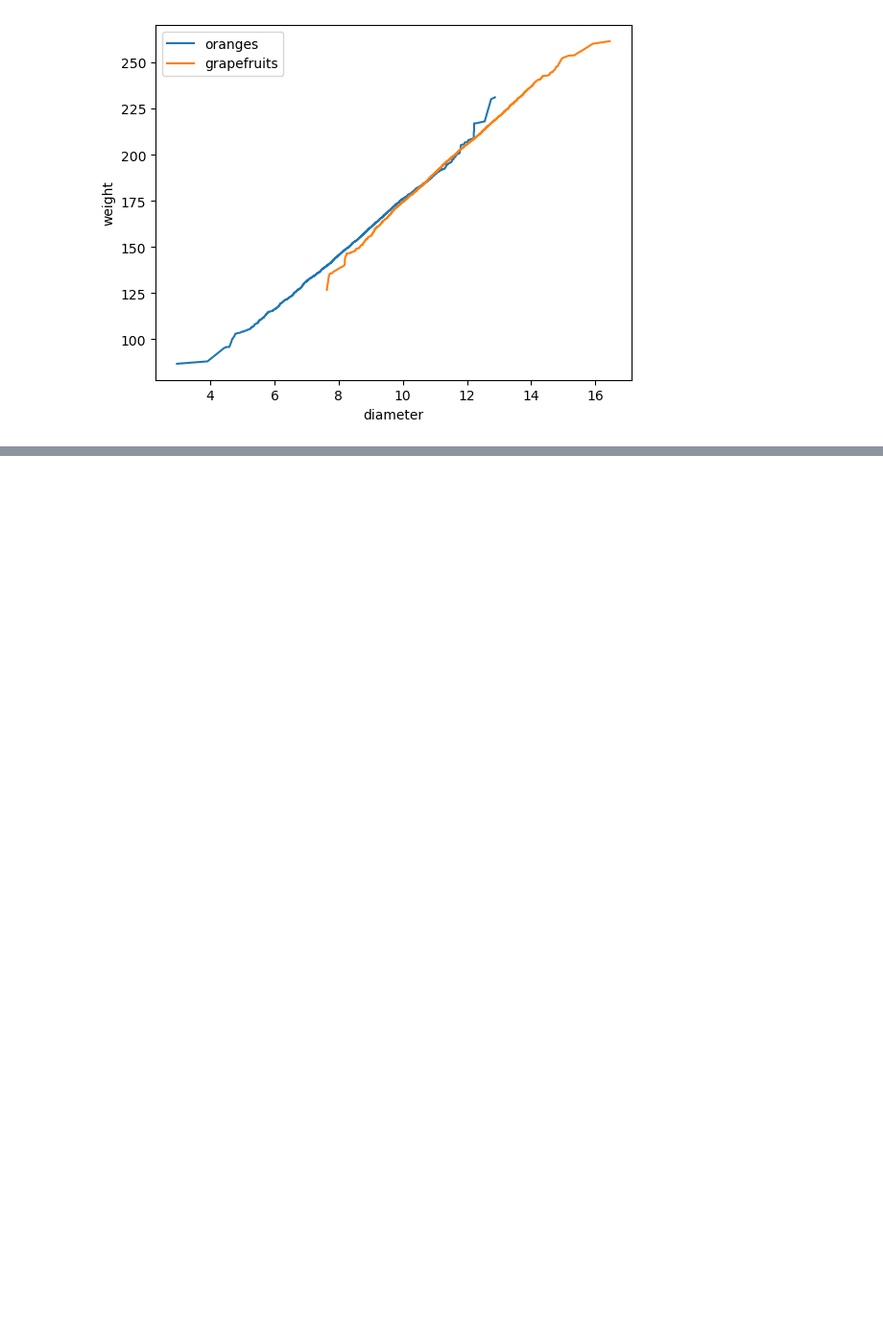
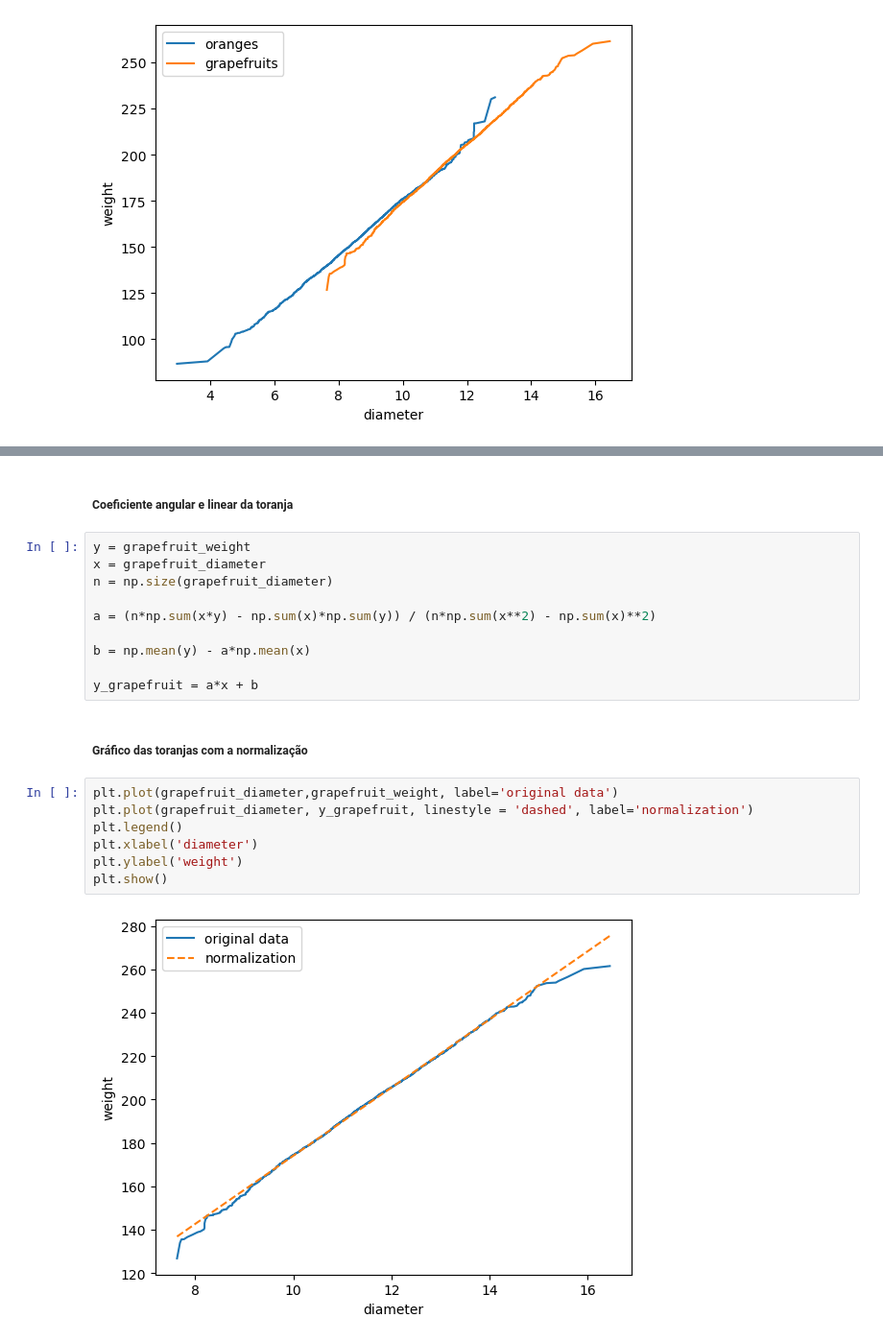
Before and after one commit to LeoRochaCarmo/formacao-python-para-data-science-alura, a Jupyter notebook: NumPy - análise numérica eficiente com Python/desafio.ipynb, the cells around one changed output, grey strips where cells are left out. Shown: that part at 96% size. Drawn from its saved outputs; the diff is of its cells as text; blank space fills up the shorter version.

```diff
--- a/NumPy - análise numérica eficiente com Python/desafio.ipynb
+++ b/NumPy - análise numérica eficiente com Python/desafio.ipynb
@@ -34,0 +63,23 @@ plt.show()
+# %% [markdown]
+##### Coeficiente angular e linear da toranja
+# %%
+y = grapefruit_weight
+x = grapefruit_diameter
+n = np.size(grapefruit_diameter)
+
+a = (n*np.sum(x*y) - np.sum(x)*np.sum(y)) / (n*np.sum(x**2) - np.sum(x)**2)
+
+b = np.mean(y) - a*np.mean(x)
+
+y_grapefruit = a*x + b
+# %% [markdown]
+##### Gráfico das toranjas com a normalização
+# %%
+plt.plot(grapefruit_diameter,grapefruit_weight, label='original data')
+plt.plot(grapefruit_diameter, y_grapefruit, linestyle = 'dashed', label='normalization')
+plt.legend()
+plt.xlabel('diameter')
+plt.ylabel('weight')
+plt.show()
+# %% [output]
+[figure, added]
```
Also changed, not shown: parts of 8 cells of this notebook, 3 other files.
